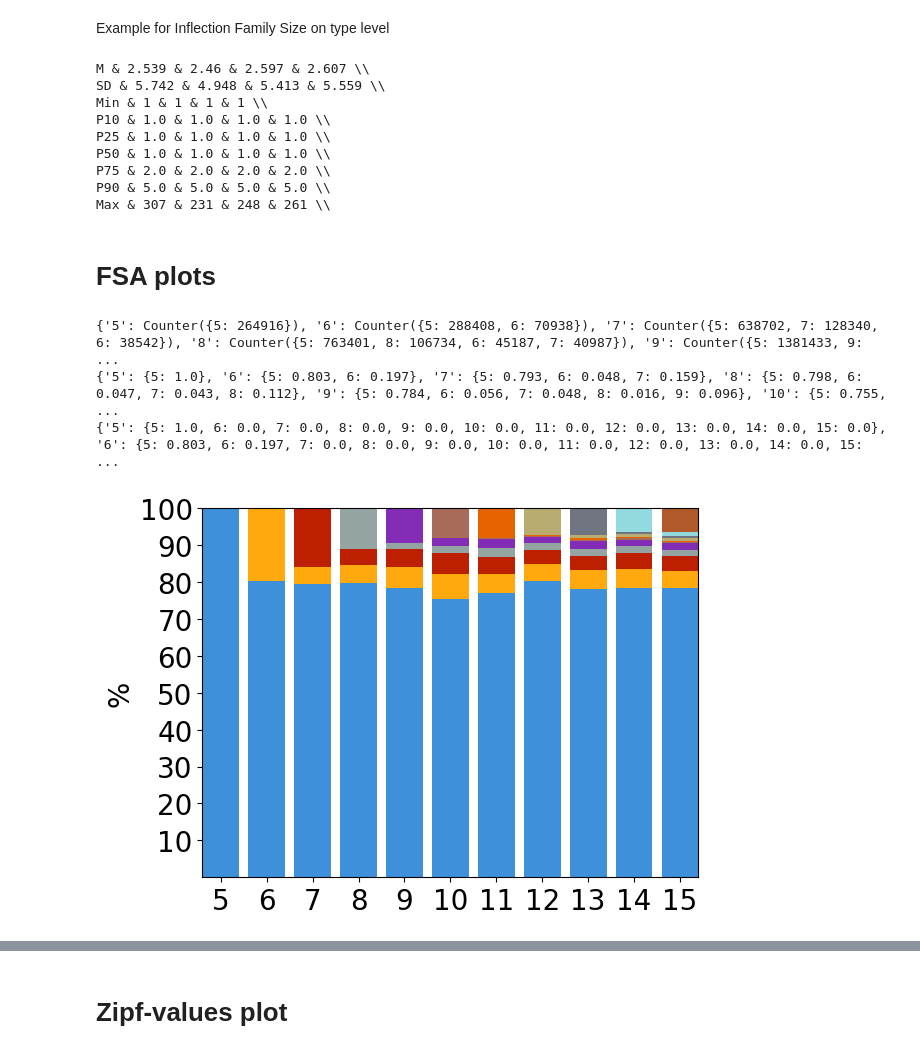
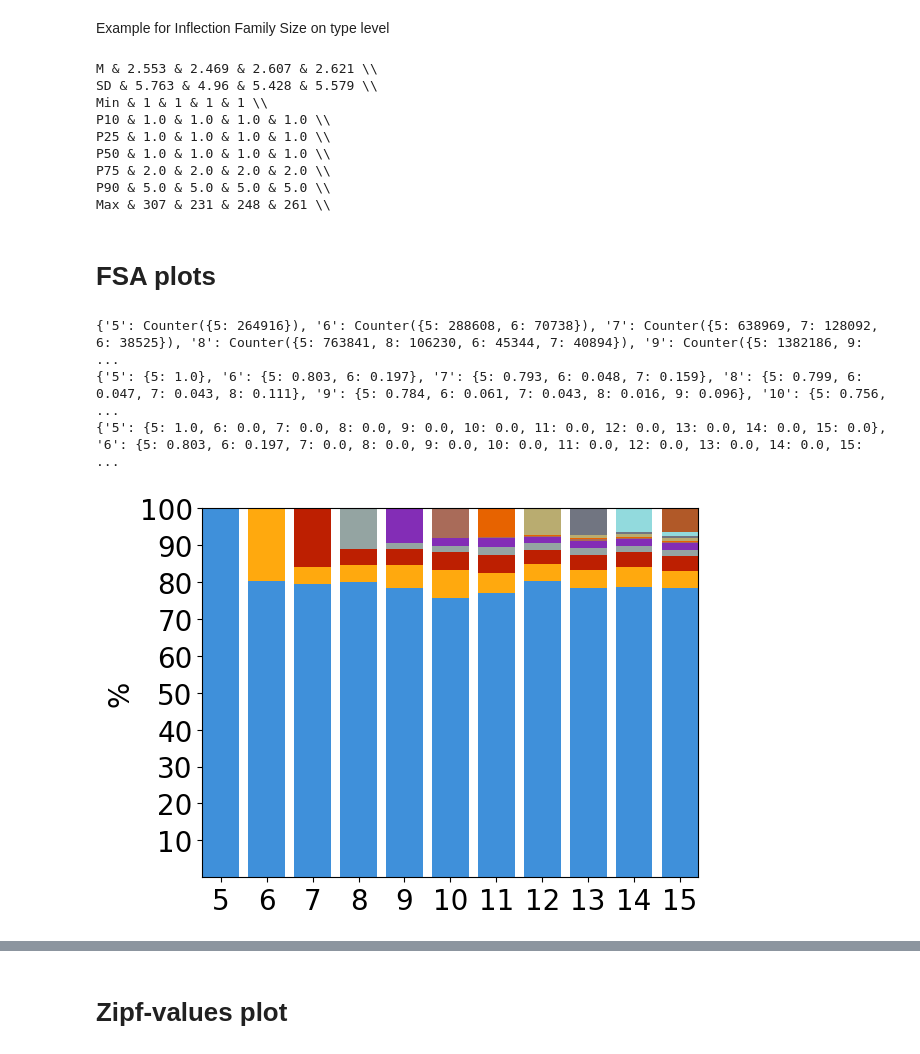
Before and after one commit to TurkuNLP/TCBLex, a Jupyter notebook: Interpret_Outputs.ipynb, the cells around one changed output, grey strips where cells are left out. Saved outputs shown, nothing was run; the diff lists cells and outputs as text; code cells hidden in the pictures.

```diff
--- a/Interpret_Outputs.ipynb
+++ b/Interpret_Outputs.ipynb
@@ -21,7 +12,7 @@ from collections import Counter
 #Change these and some of the code blocks if you want to view the versions with features!
 AGE_FOLDER = "Data/ages_csv/"
 GROUPS_FOLDER = "Data/groups_csv/"
-REGISTERS_FOLDER = "Data/registers_csv/"
+REGISTERS_FOLDER = "Data/genres_csv/"
 WHOLE_FOLDER = "Data/whole_csv/"
 SHEET_NAMES_AGES = ['5','6','7','8','9','10','11','12','13','14','15']
 SHEET_NAMES_GROUPS = ['7-8','9-12','13+']
@@ -345,8 +335,8 @@ for i in range(len(temp_word_group)):
     to_print = w_w[:-2]+w_g[w_g.find('&'):]
     print(to_print)
 # %% [output]
-M & 2.539 & 2.46 & 2.597 & 2.607 \\
-SD & 5.742 & 4.948 & 5.413 & 5.559 \\
+M & 2.553 & 2.469 & 2.607 & 2.621 \\
+SD & 5.763 & 4.96 & 5.428 & 5.579 \\
 Min & 1 & 1 & 1 & 1 \\
 P10 & 1.0 & 1.0 & 1.0 & 1.0 \\
 P25 & 1.0 & 1.0 & 1.0 & 1.0 \\
@@ -399,39 +389,39 @@ import matplotlib as mpl
 PLOT_COLORS = list(mpl.color_sequences['petroff10'])
 PLOT_COLORS.append(mpl.color_sequences['Paired'][-1])
 # %%
-aoa_proportions_ages = getFSAInfo(dfs_ages, False, True)
+aoa_proportions_ages = getFSAInfo(dfs_ages, False, False)
 test = [[aoa_proportions_ages[y][x] for x in range(5,16)] for y in aoa_proportions_ages]
 #for t in test:
 #    t.reverse()
 y = np.column_stack(test)
 x = range(5,16)
 
 
 # Make new array consisting of fractions of column-totals,
 # using .astype(float) to avoid integer division
 percent = y * 100
 fig = plt.figure()
 ax = fig.add_subplot(111)
 
 totals = np.zeros(11)
 for i in range(len(percent)):
     current = [y for y in percent[i]]
     ax.bar(x, current, bottom=totals, color=PLOT_COLORS[i])
     totals = np.add(totals, current)
 
 
 #ax.stackplot(x, percent, labels=PLOT_AGES[::-1], colors=PLOT_COLORS)
 #ax.set_title('Age of first appearance for word types within exact ages')
 ax.set_ylabel('%', fontsize=20)
 ax.margins(0, 0) # Set margins to avoid "whitespace"
 ax.set_xticks(x)
 ax.set_yticks(range(10,110,10))
 ax.tick_params(axis='both', labelsize=20)
 #ax.legend(PLOT_AGES[::-1])
 plt.show()
 # %% [output]
-{'5': Counter({5: 264916}), '6': Counter({5: 288408, 6: 70938}), '7': Counter({5: 638702, 7: 128340, 6: 38542}), '8': Counter({5: 763401, 8: 106734, 6: 45187, 7: 40987}), '9': Counter({5: 1381433, 9:  ...
-{'5': {5: 1.0}, '6': {5: 0.803, 6: 0.197}, '7': {5: 0.793, 6: 0.048, 7: 0.159}, '8': {5: 0.798, 6: 0.047, 7: 0.043, 8: 0.112}, '9': {5: 0.784, 6: 0.056, 7: 0.048, 8: 0.016, 9: 0.096}, '10': {5: 0.755, ...
+{'5': Counter({5: 264916}), '6': Counter({5: 288608, 6: 70738}), '7': Counter({5: 638969, 7: 128092, 6: 38525}), '8': Counter({5: 763841, 8: 106230, 6: 45344, 7: 40894}), '9': Counter({5: 1382186, 9:  ...
+{'5': {5: 1.0}, '6': {5: 0.803, 6: 0.197}, '7': {5: 0.793, 6: 0.048, 7: 0.159}, '8': {5: 0.799, 6: 0.047, 7: 0.043, 8: 0.111}, '9': {5: 0.784, 6: 0.061, 7: 0.043, 8: 0.016, 9: 0.096}, '10': {5: 0.756, ...
 {'5': {5: 1.0, 6: 0.0, 7: 0.0, 8: 0.0, 9: 0.0, 10: 0.0, 11: 0.0, 12: 0.0, 13: 0.0, 14: 0.0, 15: 0.0}, '6': {5: 0.803, 6: 0.197, 7: 0.0, 8: 0.0, 9: 0.0, 10: 0.0, 11: 0.0, 12: 0.0, 13: 0.0, 14: 0.0, 15: ...
-[figure, old version]
+[figure, new version]
 # %%
```
Also changed, not shown: parts of 18 cells of this notebook, 2 other files.
